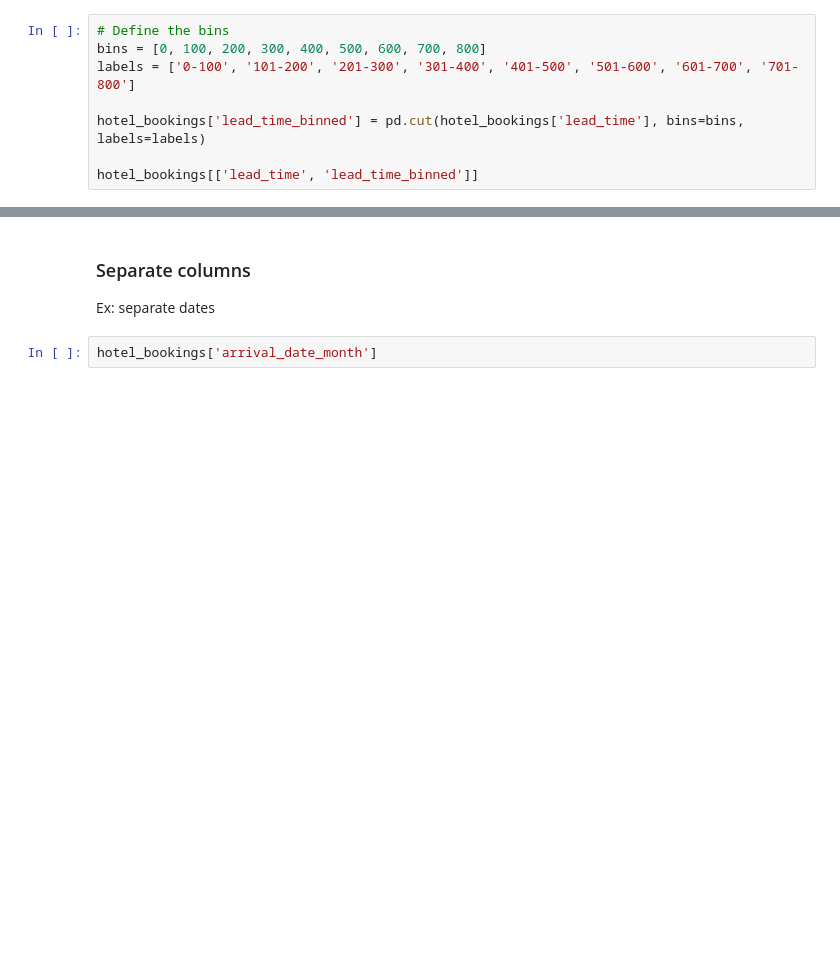
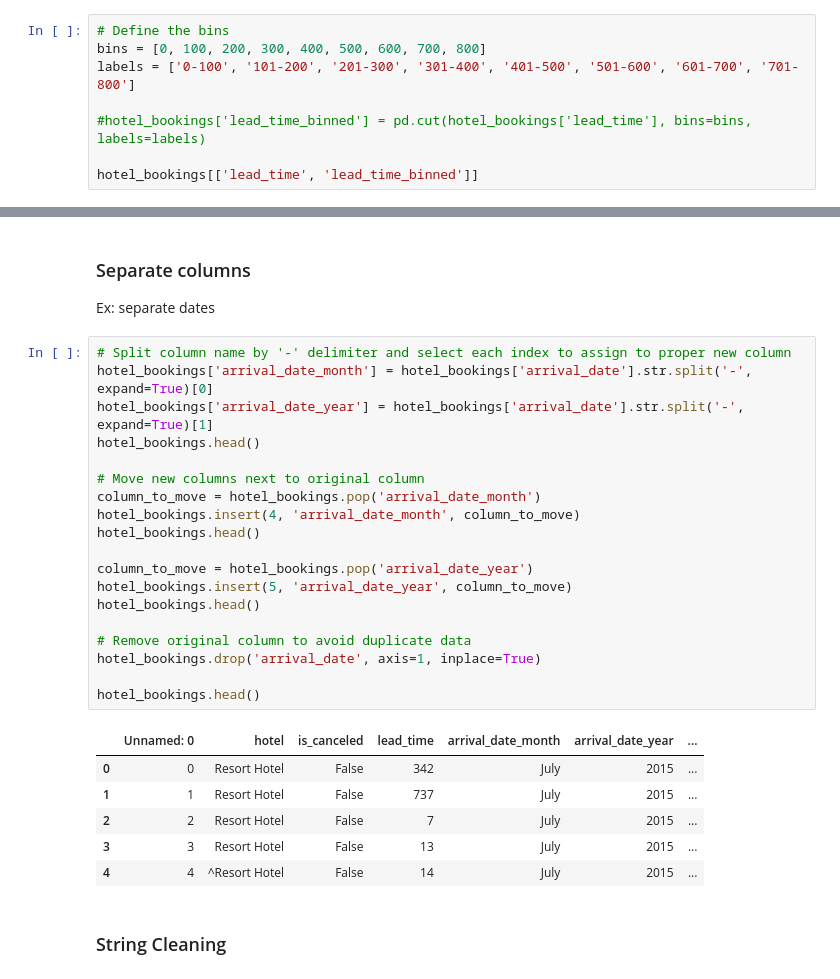
Before and after one commit to amallred/python_data_cleaning_tutorial, a Jupyter notebook: data_cleaning.ipynb, the cells around one changed output, grey strips where cells are left out. Drawn from its saved outputs; the diff is of its cells as text; blank space fills up the shorter version.

```diff
--- a/data_cleaning.ipynb
+++ b/data_cleaning.ipynb
@@ -186,7 +219,7 @@ Name: lead_time, dtype: float64
 bins = [0, 100, 200, 300, 400, 500, 600, 700, 800]
 labels = ['0-100', '101-200', '201-300', '301-400', '401-500', '501-600', '601-700', '701-800']
 
-hotel_bookings['lead_time_binned'] = pd.cut(hotel_bookings['lead_time'], bins=bins, labels=labels)
+#hotel_bookings['lead_time_binned'] = pd.cut(hotel_bookings['lead_time'], bins=bins, labels=labels)
 
 hotel_bookings[['lead_time', 'lead_time_binned']]
 # %% [output]
@@ -206,5 +239,31 @@ hotel_bookings[['lead_time', 'lead_time_binned']]
 # %% [markdown]
 ### Separate columns
 Ex: separate dates
-# %%
-hotel_bookings['arrival_date_month']
+# %%
+# Split column name by '-' delimiter and select each index to assign to proper new column
+hotel_bookings['arrival_date_month'] = hotel_bookings['arrival_date'].str.split('-', expand=True)[0]
+hotel_bookings['arrival_date_year'] = hotel_bookings['arrival_date'].str.split('-', expand=True)[1]
+hotel_bookings.head()
+
+# Move new columns next to original column
+column_to_move = hotel_bookings.pop('arrival_date_month')
+hotel_bookings.insert(4, 'arrival_date_month', column_to_move)
+hotel_bookings.head()
+
+column_to_move = hotel_bookings.pop('arrival_date_year')
+hotel_bookings.insert(5, 'arrival_date_year', column_to_move)
+hotel_bookings.head()
+
+# Remove original column to avoid duplicate data
+hotel_bookings.drop('arrival_date', axis=1, inplace=True)
+
+hotel_bookings.head()
+# %% [output]
+|  | Unnamed: 0 | hotel | is_canceled | lead_time | arrival_date_month | arrival_date_year | ... |
+| 0 | 0 | Resort Hotel | False | 342 | July | 2015 | ... |
+| 1 | 1 | Resort Hotel | False | 737 | July | 2015 | ... |
+| 2 | 2 | Resort Hotel | False | 7 | July | 2015 | ... |
+| 3 | 3 | Resort Hotel | False | 13 | July | 2015 | ... |
+| 4 | 4 | ^Resort Hotel | False | 14 | July | 2015 | ... |
+# %% [markdown]
+### String Cleaning
```
Also changed, not shown: parts of 12 cells of this notebook, 1 other file.
